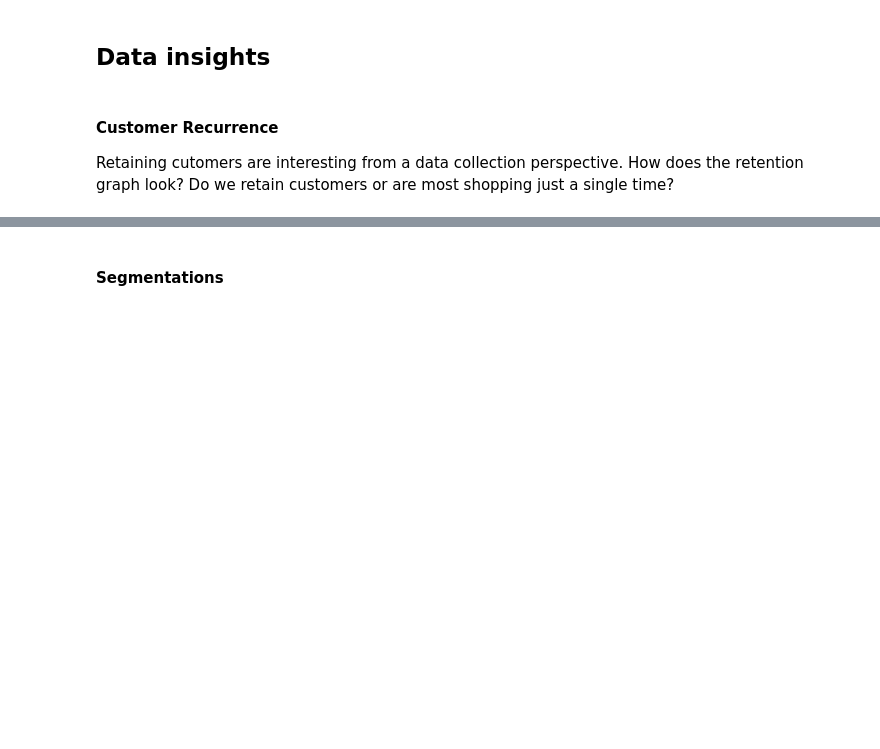
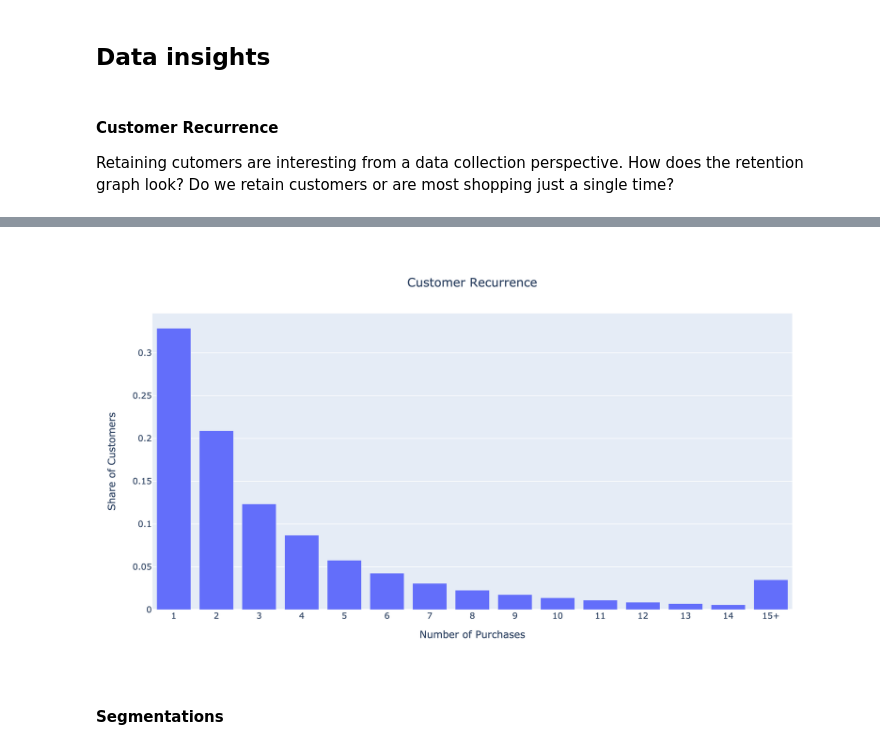
Before and after one commit to Perinon/storm_2022, a Jupyter notebook: retail.ipynb, the cells around one changed output, grey strips where cells are left out. Saved outputs shown, nothing was run; the diff lists cells and outputs as text; code cells hidden in the pictures; blank space fills up the shorter version.

Commit message:
Add images in notebook

```diff
--- a/retail.ipynb
+++ b/retail.ipynb
@@ -105,3 +105,7 @@ fig.write_image("images/customer_recurrence.png", width=1600/1.5, height=900/1.5
+# %%
+Image(filename='images/customer_recurrence.png')
+# %% [output]
+[figure, added]
 # %% [markdown]
 #### Segmentations
 # %%
```
Also changed, not shown: parts of 3 cells of this notebook.
